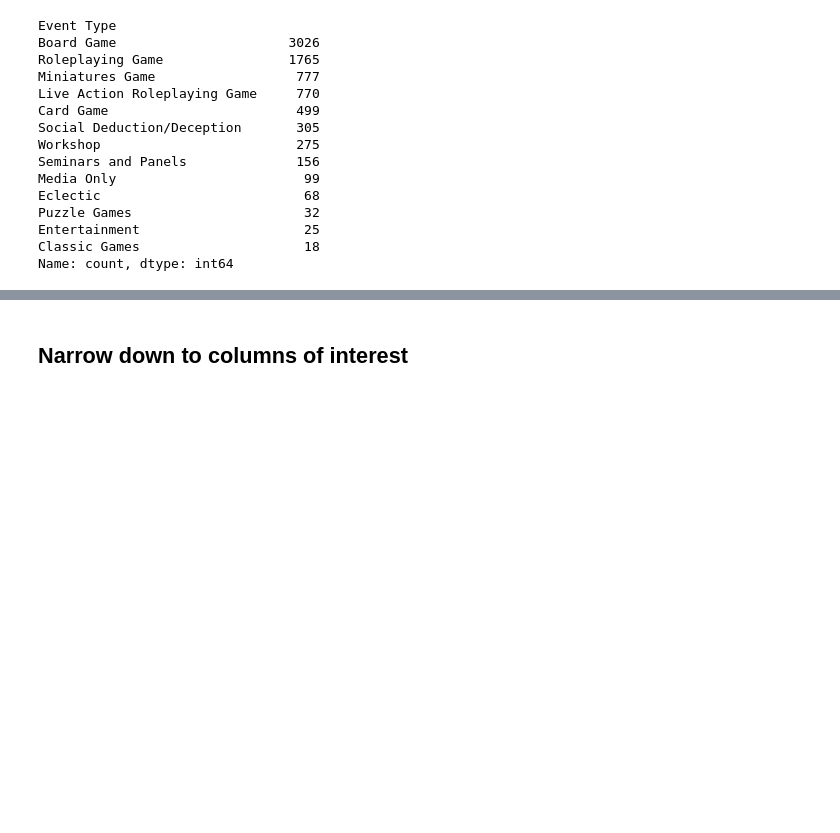
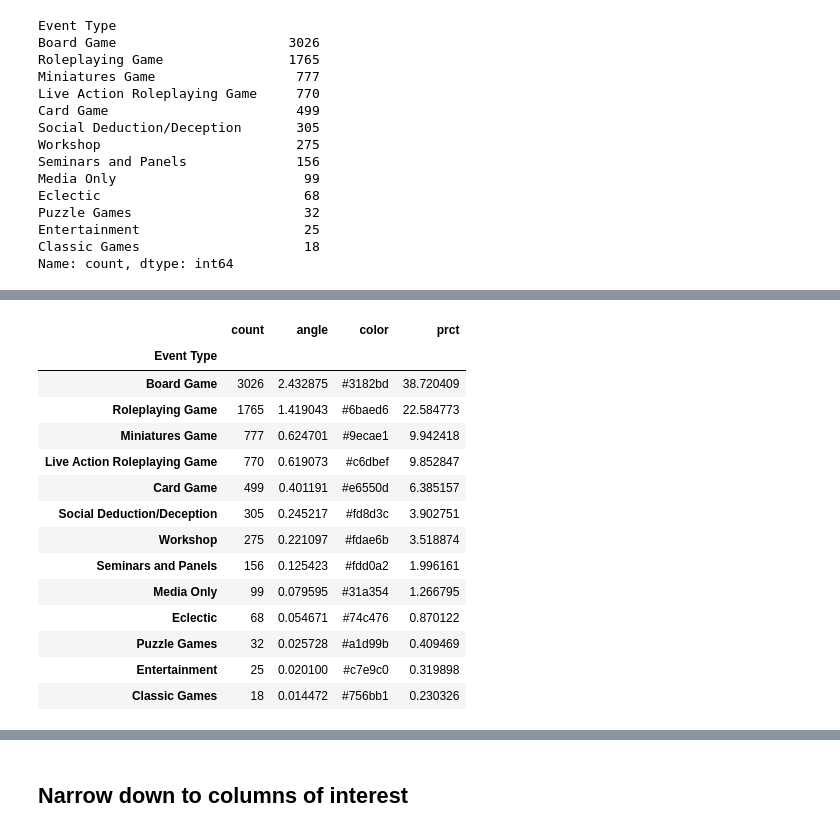
Before and after one commit to jocassid/Talk-PandasBasics, a Jupyter notebook: origins_schedule.ipynb, the cells around one changed output, grey strips where cells are left out. Cells and saved outputs as stored; diff of their text form; code cells hidden in the pictures; blank space fills up the shorter version.

```diff
--- a/origins_schedule.ipynb
+++ b/origins_schedule.ipynb
@@ -96,0 +103,9 @@ Name: count, dtype: int64
+# %%
+s = df['Event Type'].value_counts().copy(deep=True)
+df2 = pd.DataFrame({'Event Type': s}).rename(columns={'Event Type': 'count'})
+
+# data.reset_index(name='count').rename(columns={'index': 'Event Type'})
+# data['foo'] = data['Event Type']
+# data['angle'] = data['']/data['count'].sum() * 2*pi
+print(f"{df2.index=}")
+df2
@@ -96,0 +134,26 @@ Name: count, dtype: int64
+# %%
+from math import pi
+
+from bokeh.palettes import Category20c
+
+total = df2['count'].sum()
+df2['angle'] = df2['count'] / total * 2 * pi
+df2['color'] = Category20c[len(df2)]
+df2['prct'] = df2['count'] / total * 100
+df2
+# %% [output]
+|  | count | angle | color | prct |
+| Event Type |  |  |  |  |
+| Board Game | 3026 | 2.432875 | #3182bd | 38.720409 |
+| Roleplaying Game | 1765 | 1.419043 | #6baed6 | 22.584773 |
+| Miniatures Game | 777 | 0.624701 | #9ecae1 | 9.942418 |
+| Live Action Roleplaying Game | 770 | 0.619073 | #c6dbef | 9.852847 |
+| Card Game | 499 | 0.401191 | #e6550d | 6.385157 |
+| Social Deduction/Deception | 305 | 0.245217 | #fd8d3c | 3.902751 |
+| Workshop | 275 | 0.221097 | #fdae6b | 3.518874 |
+| Seminars and Panels | 156 | 0.125423 | #fdd0a2 | 1.996161 |
+| Media Only | 99 | 0.079595 | #31a354 | 1.266795 |
+| Eclectic | 68 | 0.054671 | #74c476 | 0.870122 |
+| Puzzle Games | 32 | 0.025728 | #a1d99b | 0.409469 |
+| Entertainment | 25 | 0.020100 | #c7e9c0 | 0.319898 |
+| Classic Games | 18 | 0.014472 | #756bb1 | 0.230326 |
```
Also changed, not shown: parts of 4 cells of this notebook, 1 other file.
